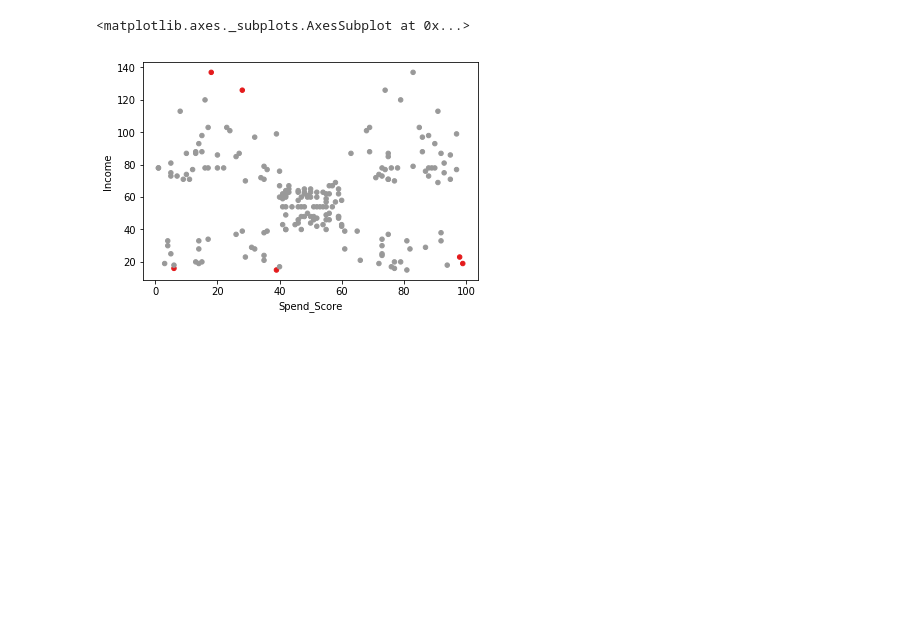
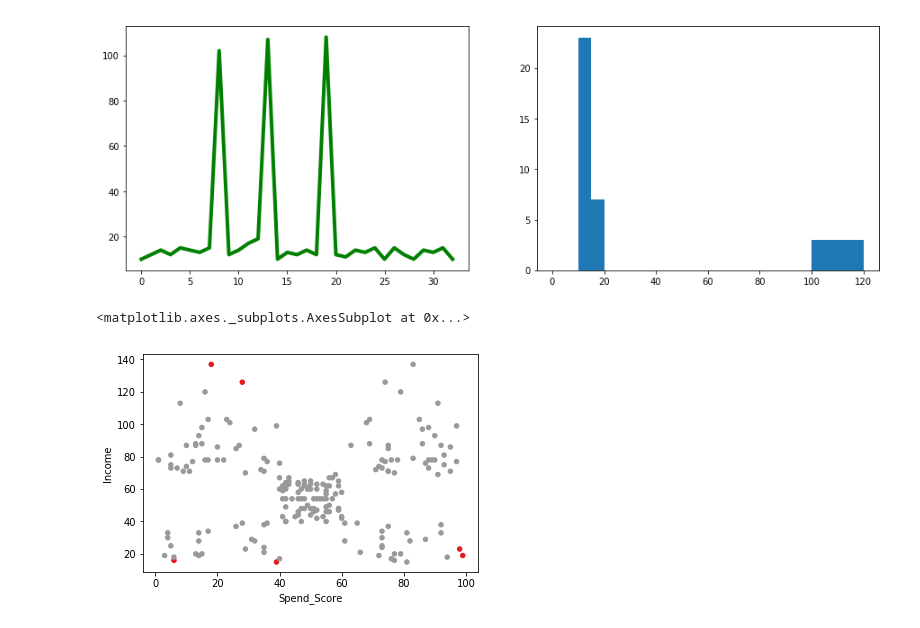
Before and after one commit to BehnoushSh/Anomaly-Detection-Techiniques, a Jupyter notebook: Anomaly detection methods.ipynb, the cells around one changed output. Cells and saved outputs as stored; diff of their text form; code cells hidden in the pictures; blank space fills up the shorter version.

```diff
--- a/Anomaly detection methods.ipynb
+++ b/Anomaly detection methods.ipynb
@@ -1,3 +1,46 @@
+# %%
+# There are number of ways to find the outliers
+# Using scatter plot
+# Using Box plot
+dataset= [10,12,14,12,15,14,13,15,102,12,14,17,19,107,10,13,12,14,12,108,12,11,14,13,15,10,15,12,10,14,13,15,10]
+
+# Using scatter plot
+import matplotlib as mpl
+import matplotlib.pyplot as plt
+
+figure, axes = plt.subplots(1,2, figsize=(15,5))
+
+axes[0].plot(dataset,'g', label='Predict', linewidth=4)
+axes[1].hist(dataset,bins=[0,5,10,15,20,25,30,40,100,120])
+
+plt.show()
+
+# Using Z score
+import numpy as np
+
+mean=np.mean(dataset)
+std=np.std(dataset)
+
+outliers = []
+for i in dataset :
+
+    n_dataset=(i-mean)/std
+
+    if np.abs(n_dataset) > 2 :
+        outliers.append(i)
+
+outliers
+
+# Using IQR interquantial range
+
+dataset=np.sort(dataset)
+quantile1, quantile3= np.percentile(dataset,[25,75])
+IQR = quantile3 - quantile1
+
+lower_bound_val = quantile1 -(1.5 * IQR)
+upper_bound_val = quantile3 +(1.5 * IQR)
+# %% [output]
+[figure, added]
 # %%
 ## Anomaly detection
 ## Source: https://medium.com/learningdatascience/anomaly-detection-techniques-in-python-50f650c75aaf
```
Also changed, not shown: parts of 1 cell of this notebook.
